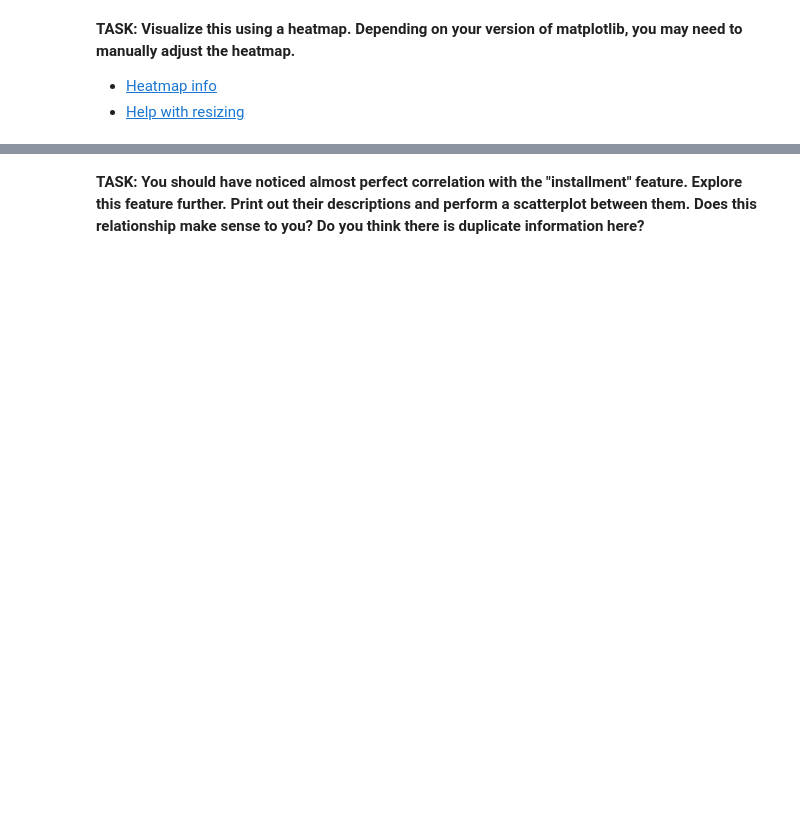
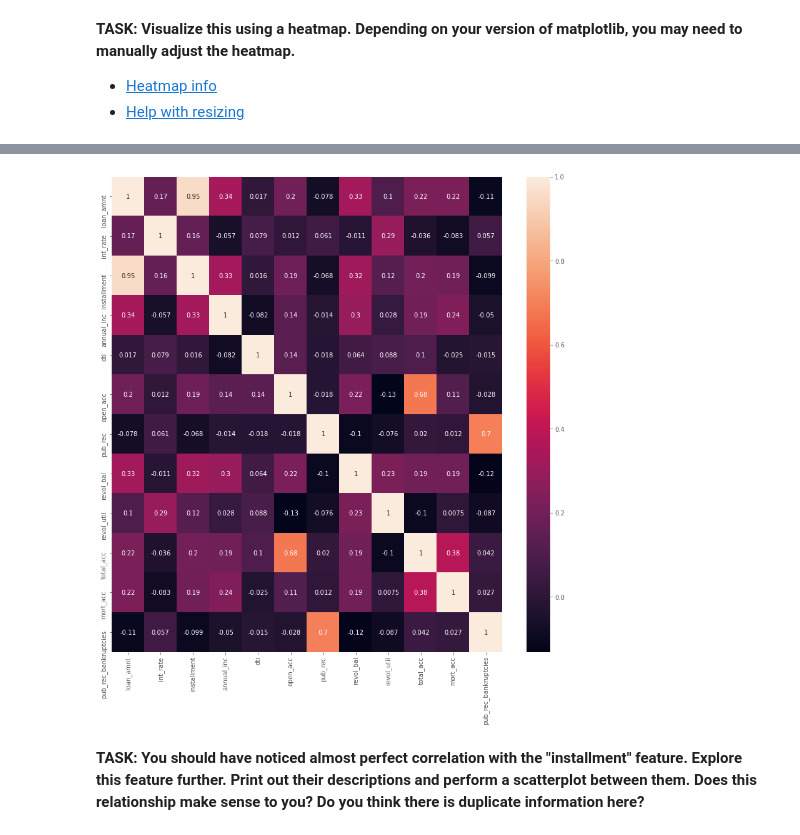
Before and after one commit to smeteo/Data_Science_and_Machine_Learning, a Jupyter notebook: 6. Deep Learning/DL_Lending_Club_Loan/03-Keras-Project-Exercise.ipynb, the cells around one changed output, grey strips where cells are left out. Saved outputs shown, nothing was run; the diff lists cells and outputs as text; code cells hidden in the pictures; blank space fills up the shorter version.

```diff
--- a/6. Deep Learning/DL_Lending_Club_Loan/03-Keras-Project-Exercise.ipynb
+++ b/6. Deep Learning/DL_Lending_Club_Loan/03-Keras-Project-Exercise.ipynb
@@ -294,2 +391,7 @@ memory usage: 81.6+ MB
+# %%
+plt.figure(figsize=(14,14))
+sns.heatmap(df.corr(), annot=True);
+# %% [output]
+[figure, added]
 # %% [markdown]
 **TASK: You should have noticed almost perfect correlation with the "installment" feature. Explore this feature further. Print out their descriptions and perform a scatterplot between them. Does this relationship make sense to you? Do you think there is duplicate information here?**
```
Also changed, not shown: parts of 79 cells of this notebook.
